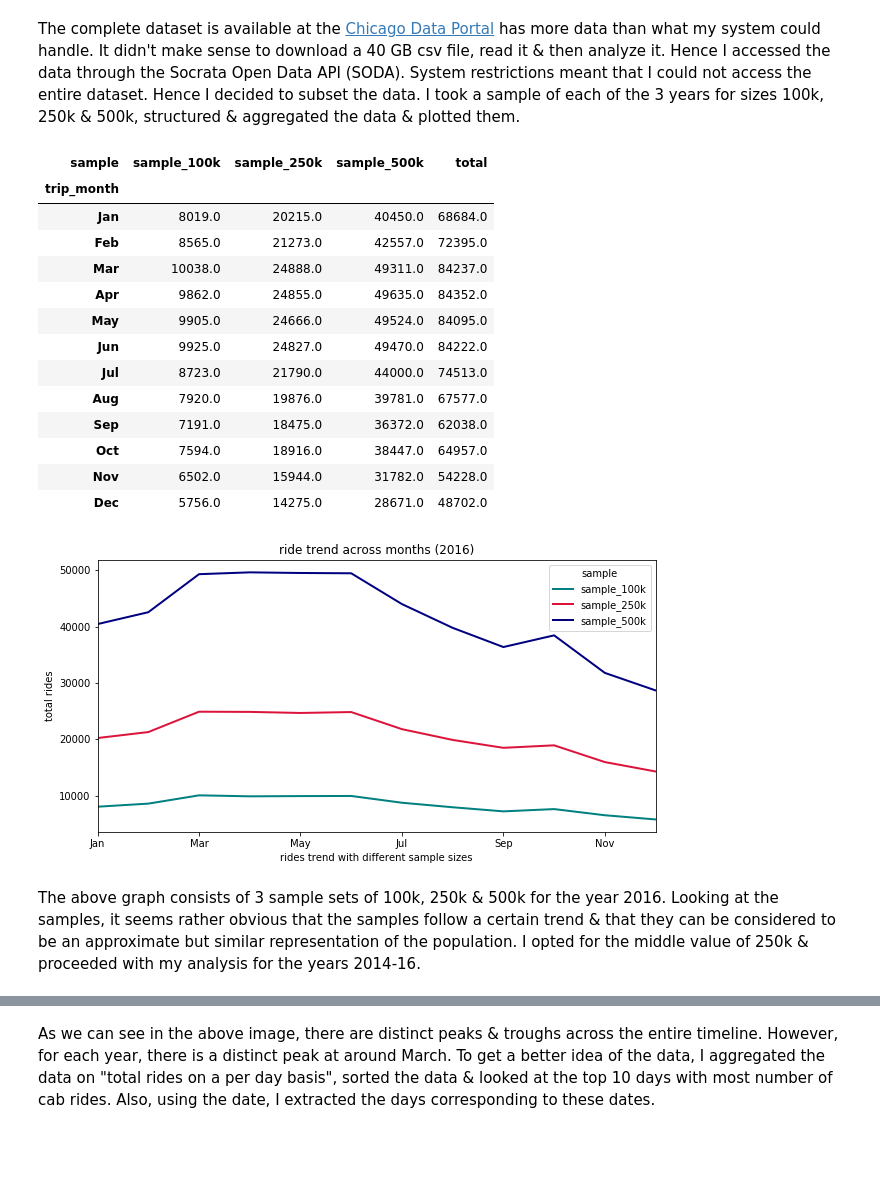
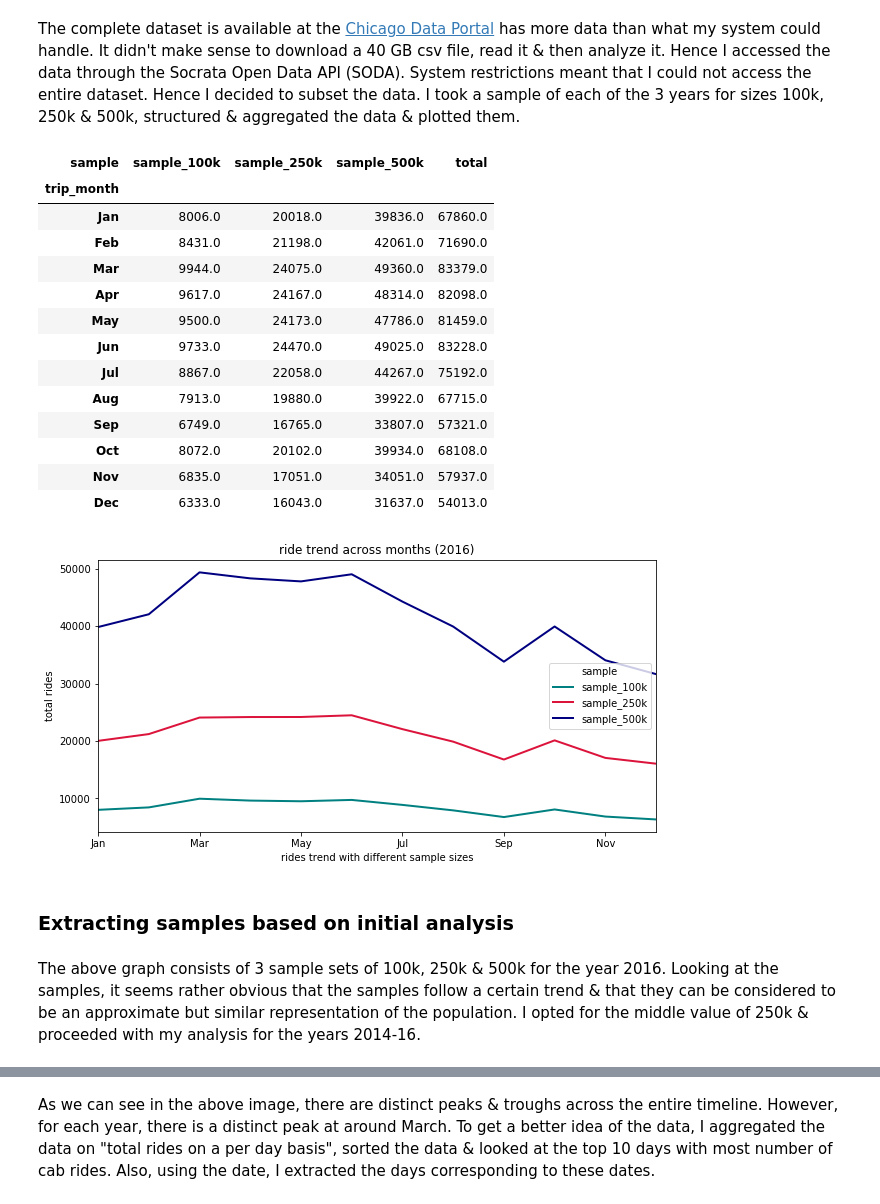
Before and after one commit to akmt14/AnalysisOfChicagoTaxiRides, a Jupyter notebook: ChicagoCabAnalysis.ipynb, the cells around one changed output, grey strips where cells are left out. Cells and saved outputs as stored; diff of their text form; code cells hidden in the pictures; blank space fills up the shorter version.

```diff
--- a/ChicagoCabAnalysis.ipynb
+++ b/ChicagoCabAnalysis.ipynb
@@ -25,26 +42,42 @@ WARNING:root:Requests made without an app_token will be subject to strict thrott
 # %% [markdown]
 The complete dataset is available at the [Chicago Data Portal](https://data.cityofchicago.org/Transportation/Taxi-Trips/wrvz-psew/data) has more data than what my system could handle. It didn't make sense to download a 40 GB csv file, read it & then analyze it. Hence I accessed the data through the Socrata Open Data API (SODA). System restrictions meant that I could not access the entire dataset. Hence I decided to subset the data. I took a sample of each of the 3 years for sizes 100k, 250k & 500k, structured & aggregated the data & plotted them.
 # %%
-sample_100k_2016 = client.get("wrvz-psew",limit=100000,
+try:
+    sample_100k_2016 = client.get("wrvz-psew",limit=100000,
                               where="trip_start_timestamp > '2016-01-01T00:00:00' \
                               AND trip_start_timestamp <= '2016-12-31T00:00:00' AND \
                               pickup_census_tract IS NOT NULL AND \
-                              dropoff_census_tract IS NOT NULL AND \
-                              company IS NOT NULL")
+                              dropoff_census_tract IS NOT NULL")
+
+except requests.exceptions.ConnectionError:
+    requests.status_code = "Connection refused"
+
+
+sleep(5)
 # %%
-sample_250k_2016 = client.get("wrvz-psew",limit=250000,
+try:
+    sample_250k_2016 = client.get("wrvz-psew",limit=250000,
                               where="trip_start_timestamp > '2016-01-01T00:00:00' \
                               AND trip_start_timestamp <= '2016-12-31T00:00:00' AND \
                               pickup_census_tract IS NOT NULL AND \
-                              dropoff_census_tract IS NOT NULL AND \
-                              company IS NOT NULL")
+                              dropoff_census_tract IS NOT NULL")
+
+except requests.exceptions.ConnectionError:
+    requests.status_code = "Connection refused"
+
+sleep(5)
 # %%
-sample_500k_2016 = client.get("wrvz-psew",limit=500000,
+try:
+    sample_500k_2016 = client.get("wrvz-psew",limit=500000,
                               where="trip_start_timestamp > '2016-01-01T00:00:00' \
                               AND trip_start_timestamp <= '2016-12-31T00:00:00' AND \
                               pickup_census_tract IS NOT NULL AND \
-                              dropoff_census_tract IS NOT NULL AND \
-                              company IS NOT NULL")
+                              dropoff_census_tract IS NOT NULL")
+
+except requests.exceptions.ConnectionError:
+    requests.status_code = "Connection refused"
+
+sleep(5)
 # %%
 # converting to a dataframe
 
@@ -78,36 +111,41 @@ sample_data_grouped
 # %% [output]
 | sample | sample_100k | sample_250k | sample_500k | total |
 | trip_month |  |  |  |  |
-| Jan | 8019.0 | 20215.0 | 40450.0 | 68684.0 |
-| Feb | 8565.0 | 21273.0 | 42557.0 | 72395.0 |
-| Mar | 10038.0 | 24888.0 | 49311.0 | 84237.0 |
-| Apr | 9862.0 | 24855.0 | 49635.0 | 84352.0 |
-| May | 9905.0 | 24666.0 | 49524.0 | 84095.0 |
-| Jun | 9925.0 | 24827.0 | 49470.0 | 84222.0 |
-| Jul | 8723.0 | 21790.0 | 44000.0 | 74513.0 |
-| Aug | 7920.0 | 19876.0 | 39781.0 | 67577.0 |
-| Sep | 7191.0 | 18475.0 | 36372.0 | 62038.0 |
-| Oct | 7594.0 | 18916.0 | 38447.0 | 64957.0 |
-| Nov | 6502.0 | 15944.0 | 31782.0 | 54228.0 |
-| Dec | 5756.0 | 14275.0 | 28671.0 | 48702.0 |
+| Jan | 8006.0 | 20018.0 | 39836.0 | 67860.0 |
+| Feb | 8431.0 | 21198.0 | 42061.0 | 71690.0 |
+| Mar | 9944.0 | 24075.0 | 49360.0 | 83379.0 |
+| Apr | 9617.0 | 24167.0 | 48314.0 | 82098.0 |
+| May | 9500.0 | 24173.0 | 47786.0 | 81459.0 |
+| Jun | 9733.0 | 24470.0 | 49025.0 | 83228.0 |
+| Jul | 8867.0 | 22058.0 | 44267.0 | 75192.0 |
+| Aug | 7913.0 | 19880.0 | 39922.0 | 67715.0 |
+| Sep | 6749.0 | 16765.0 | 33807.0 | 57321.0 |
+| Oct | 8072.0 | 20102.0 | 39934.0 | 68108.0 |
+| Nov | 6835.0 | 17051.0 | 34051.0 | 57937.0 |
+| Dec | 6333.0 | 16043.0 | 31637.0 | 54013.0 |
 # %%
 # plotting samples of different sizes for 2016
 
 year_on_year_sample_data_grouped = pd.DataFrame(sample_data_grouped.iloc[0:12,0:3])
 
 color=["TEAL", "CRIMSON", "NAVY"]
 year_on_year_sample_data_grouped.plot(figsize=(10,5),color=color,linewidth=2)
-pp.xlabel('rides trend with different sample sizes',color='black')
+
 pp.xticks(color = 'black')
 pp.yticks(color = 'black')
 
-pp.ylabel('total rides')
+pp.xlabel('rides trend with different sample sizes',color='black')
+pp.ylabel('total rides',color='black')
+
 pp.title('ride trend across months (2016)',color='black')
-pp.xticks(rotation='horizontal')
+
 pp.show()
 # %% [output]
-[figure, old version]
+[figure, new version]
+# %% [markdown]
+### Extracting samples based on initial analysis
 # %% [markdown]
-The above graph consists of 3 sample sets of 100k, 250k & 500k for the year 2016. Looking at the samples, it seems rather obvious that the samples follow a certain trend & that they can be considered to be an approximate but similar representation of the population.
+The above graph consists of 3 sample sets of 100k, 250k & 500k for the year 2016. Looking at the samples, it seems rather
+obvious that the samples follow a certain trend & that they can be considered to be an approximate but similar representation of the population.
 I opted for the middle value of 250k & proceeded with my analysis for the years 2014-16.
 # %%
```
Also changed, not shown: parts of 53 cells of this notebook.
